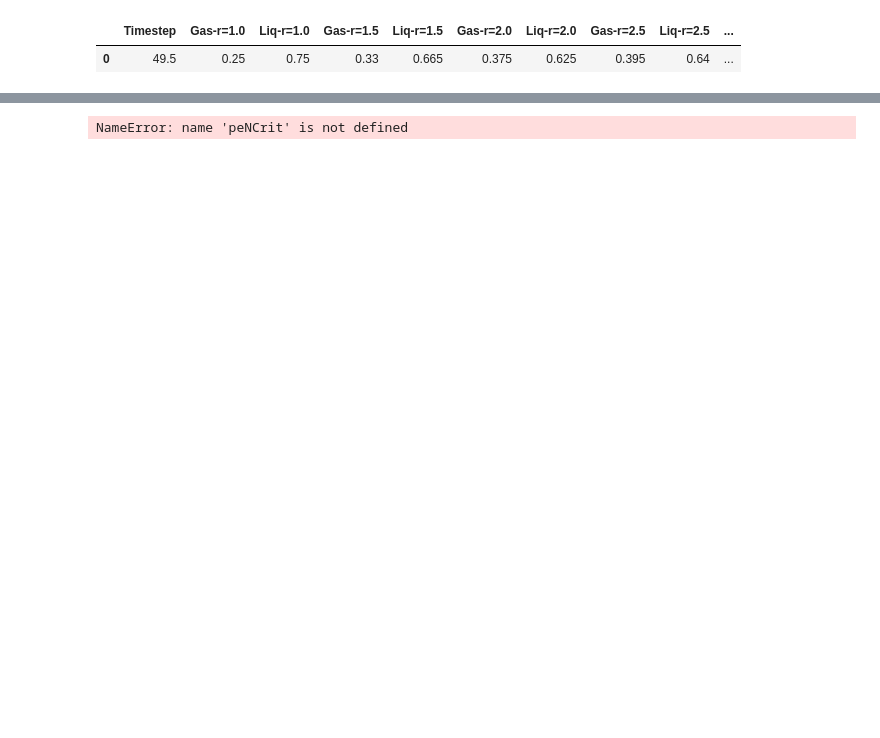
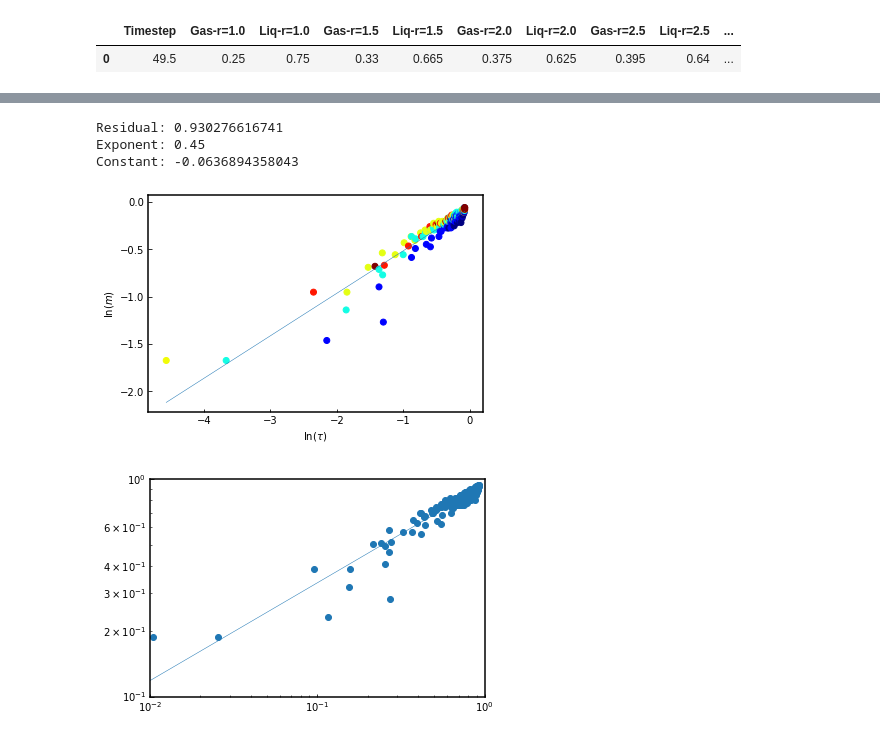
Before and after one commit to kolbt/whingdingdilly, a Jupyter notebook: ipython/binodalFromPeNet/binodal_densities.ipynb, the cells around one changed output, grey strips where cells are left out. Drawn from its saved outputs; the diff is of its cells as text; code cells hidden in the pictures; blank space fills up the shorter version.

```diff
--- a/ipython/binodalFromPeNet/binodal_densities.ipynb
+++ b/ipython/binodalFromPeNet/binodal_densities.ipynb
@@ -34,6 +34,12 @@ try:
     data.remove('.DS_Store')
 except:
     print(".DS_Store not in directory")
+
+try:
+    data.remove('phase_density_pa500_pb500_xa30.txt')
+except:
+    print("File not present")
+
 print(data)
 # %% [output]
 .DS_Store not in directory
@@ -356,48 +425,87 @@ A fraction: 30.0
 # %%
-# Let's grab a fit for the loglog m vs fractional inverse pe plot
+# I have to fit the inset of the main figure in linear space
+
+peNCrit = 38.
+peNCritInv = 1. / peNCrit
+phiCP = np.pi / (2. * np.sqrt(3))
+# Bin we are going to fit
+binPlotG = 'Gas-r=4.5'
+binPlotL = 'Liq-r=4.5'
+
 def plotLine(x, m, b):
     return (m*x) + b
 
 def plotPow(x, m, b):
     return (x**m)*(np.exp(b))
 
 def getRSquared(xdat, ydat, m, b):
     # Compute the average y value
     avg = np.mean(ydat)
     real = 0.0
     pred = 0.0
     # Get the distance from real and predicted values to mean
     for i in xrange(len(ydat)):
         real += (ydat[i] - avg)**2
         pred += (plotLine(xdat[i], m, b) - avg)**2
     return pred / real
 
-peNCritInv = 1. / peNCrit
 logtau = []
 logm = []
 pers = []
+originalTau = []
+originalM = []
 for i in xrange(len(all_data)):
     if params['peR'][i] > 0.1:
-        x = np.log(-1.*(1./params['peNet'][i] - peNCritInv)/peNCritInv)
-        y = np.log((ssAvg['phiC'][i] - ssAvg['phiG'][i])/0.6)
+        originalTau.append(-1.*((1./params['peNet'][i]) - peNCritInv) / peNCritInv)
+        originalM.append((all_data[i][binPlotL][0] - all_data[i][binPlotG][0])/ phiCP)
+        x = np.log(-1.*((1./params['peNet'][i]) - peNCritInv) / peNCritInv)
+        y = np.log((all_data[i][binPlotL][0] - all_data[i][binPlotG][0])/ phiCP)
         if not np.isnan(x) and not np.isnan(y):
             if not np.isinf(x) and not np.isinf(y):
                 if not np.isinf(-x) and not np.isinf(-y):
+#                     if x >= -4:
                     logtau.append(x)
                     logm.append(y)
                     pers.append(params['peR'][i])
 
 rangeDat = np.arange(np.log(10**-2), np.log(10.), 0.001)
+datMin = min(logtau)
+datMax = max(logtau)
+rangeDat = np.arange(datMin, datMax, 0.001)
 m, b = np.polyfit(logtau, logm, 1)
-res = getRSquared(logtau, logm, 3./4., b)
-print(res)
-print(m)
-print(b)
-plt.plot(rangeDat, plotLine(rangeDat, 3./4., b))
+m = 0.45
+res = getRSquared(logtau, logm, m, b)
+print("Residual: {}").format(res)
+print("Exponent: {}").format(m)
+print("Constant: {}").format(b)
+plt.plot(rangeDat, plotLine(rangeDat, m, b))
 plt.scatter(logtau, logm, c=pers, cmap=mpl.cm.jet)
-plt.xlim(-3, 0)
+# plt.xlim(-3, 0)
+plt.xlabel(r'$\ln(\tau)$')
+plt.ylabel(r'$\ln(m)$')
+plt.show()
+
+
+# Let's show it on log log scales
+datMin = min(originalTau)
+datMax = max(originalTau)
+rangeDat = np.arange(datMin, datMax, 0.001)
+plt.plot(rangeDat, plotPow(rangeDat, m, b))
+plt.scatter(originalTau, originalM)
+ax = plt.gca()
+ax.loglog()
+ax.set_xlim(10**-2, 10**0)
+ax.set_ylim(10**-1, 10**0)
+plt.show()
+
+# Pass slope to figure
+slope = 0.45
 # %% [output]
-NameError: name 'peNCrit' is not defined
+Residual: 0.930276616741
+Exponent: 0.45
+Constant: -0.0636894358043
+[figure, added]
+[figure, added]
 # %%
 # Make a nicer looking figure for the binodal
 from matplotlib.ticker import MultipleLocator, FormatStrFormatter
```
Also changed, not shown: parts of 13 cells of this notebook.
